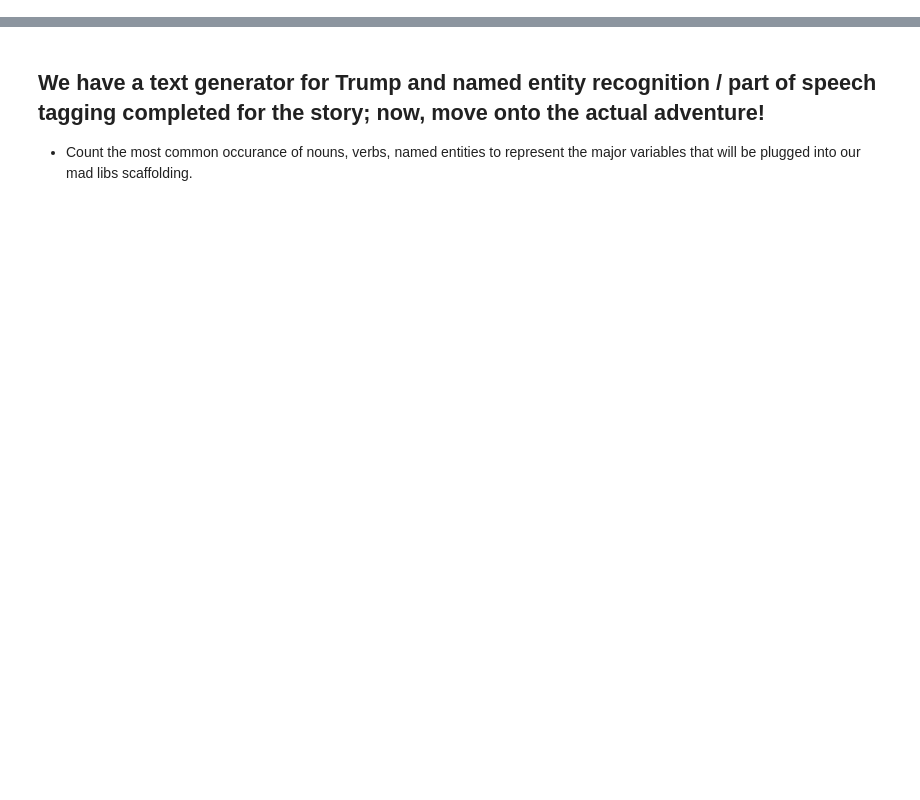
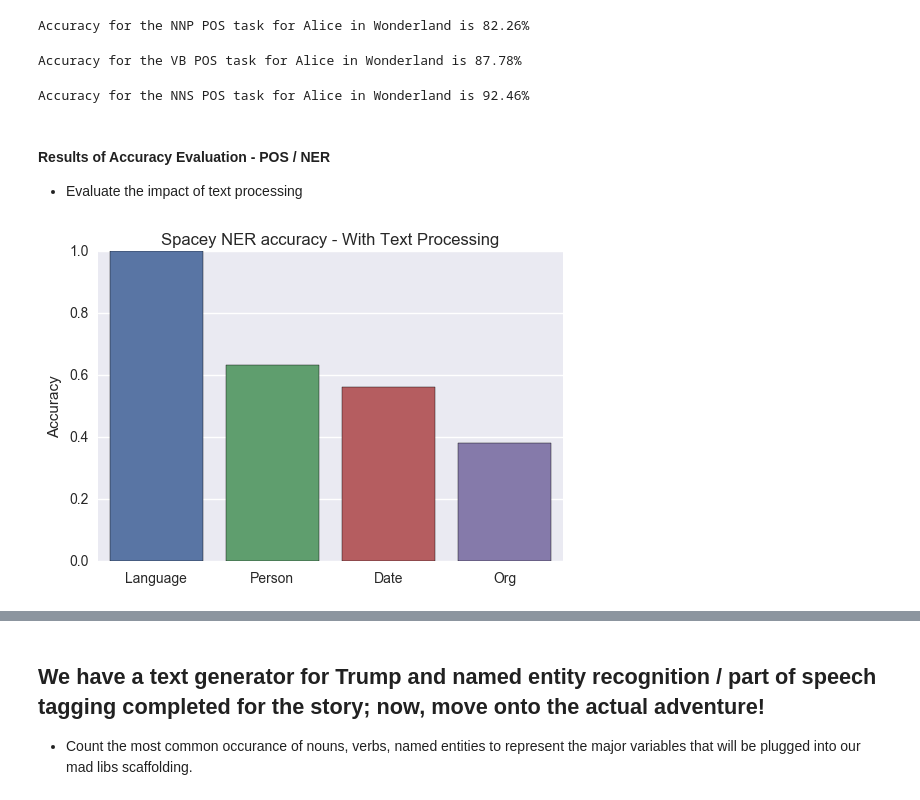
Before and after one commit to jonhilgart22/Galvanize-NLP, a Jupyter notebook: Final_Project/NLP_final-Jonathan-Hilgart.ipynb, the cells around one changed output, grey strips where cells are left out. Cells and saved outputs as stored; diff of their text form; code cells hidden in the pictures; blank space fills up the shorter version.

```diff
--- a/Final_Project/NLP_final-Jonathan-Hilgart.ipynb
+++ b/Final_Project/NLP_final-Jonathan-Hilgart.ipynb
@@ -99,11 +182,12 @@ for word,pos in blob_text_story.tags:
     if pos != "":
         pos_entities[pos].append(str(word).lower())
 # %%
+## THis is the final NER used. Other evaluations below.
 #NER for the story characters and places - Entites {'GPE', 'CARDINAL', 'PRODUCT',
 #'DATE', 'ORG', 'WORK_OF_ART', 'NORP', 'QUANTITY', 'TIME', 'PERSON', 'ORDINAL', 'MONEY', 'LOC', 'LANGUAGE', 'FAC'}
 # takes ~ 2 minutes
 nlp = English()
-ner_story_tokens = nlp(text_t)
+ner_story_tokens = nlp(text_t_lemmatized)
 possible_entities = defaultdict(list)
 for token in ner_story_tokens:
     if token.ent_type_ != "":
@@ -116,0 +305,10 @@ for token in ner_story_tokens:
+# %%
+num_correct_org = 0
+num_incorrect_org = 0
+for p in possible_entities_set['ORG']:
+    if p in correct_org_entities:
+        num_correct_org+=1
+    else:
+        num_incorrect_org+=1
+alice_org_accuracy = num_correct_org/(num_correct_org+num_incorrect_org)
+print('Accuracy for the org NER task for Alice in Wonderland is {:.2%}'.format(num_correct_org/(num_correct_org+num_incorrect_org)))
@@ -116,0 +317,10 @@ for token in ner_story_tokens:
+# %%
+num_correct_date = 0
+num_incorrect_date = 0
+for p in possible_entities_set['DATE']:
+    if p in correct_date_entities:
+        num_correct_date+=1
+    else:
+        num_incorrect_date+=1
+alice_date_accuracy = num_correct_date/(num_correct_date+num_incorrect_date)
+print('Accuracy for the date NER task for Alice in Wonderland is {:.2%}'.format(alice_date_accuracy))
@@ -116,0 +329,10 @@ for token in ner_story_tokens:
+# %%
+num_correct_lang = 0
+num_incorrect_lang = 0
+for p in possible_entities_set['LANGUAGE']:
+    if p in correct_lang_entities:
+        num_correct_lang+=1
+    else:
+        num_incorrect_lang+=1
+alice_lang_accuracy = num_correct_lang/(num_correct_lang+num_incorrect_lang)
+print('Accuracy for the language NER task for Alice in Wonderland is {:.2%}'.format(alice_lang_accuracy))
@@ -116,0 +446,47 @@ for token in ner_story_tokens:
+# %%
+num_correct_nnp = 0
+num_incorrect_nnp = 0
+for p in pos_entities_alice['NNP']:
+    if p in correct_propernoun_pos:
+        num_correct_nnp+=1
+    else:
+        num_incorrect_nnp+=1
+alice_nnp_accuracy = num_correct_nnp/(num_correct_nnp+num_incorrect_nnp)
+print('Accuracy for the NNP POS task for Alice in Wonderland is {:.2%}'.format(alice_nnp_accuracy))
+# %% [output]
+Accuracy for the NNP POS task for Alice in Wonderland is 82.26%
+# %%
+num_correct_vb = 0
+num_incorrect_vb = 0
+for p in pos_entities_alice['VB']:
+    if p in correct_vb_pos:
+        num_correct_vb+=1
+    else:
+        num_incorrect_vb+=1
+alice_vb_accuracy = num_correct_vb/(num_correct_vb+num_incorrect_vb)
+print('Accuracy for the VB POS task for Alice in Wonderland is {:.2%}'.format(alice_vb_accuracy))
+# %% [output]
+Accuracy for the VB POS task for Alice in Wonderland is 87.78%
+# %%
+num_correct_nns = 0
+num_incorrect_nns = 0
+for p in pos_entities_alice['NNS']:
+    if p in correct_nns_pos:
+        num_correct_nns+=1
+    else:
+        num_incorrect_nns+=1
+alice_nns_accuracy = num_correct_nns/(num_correct_nns+num_incorrect_nns)
+print('Accuracy for the NNS POS task for Alice in Wonderland is {:.2%}'.format(alice_nns_accuracy))
+# %% [output]
+Accuracy for the NNS POS task for Alice in Wonderland is 92.46%
+# %% [markdown]
+#### Results of Accuracy Evaluation - POS / NER
+- Evaluate the impact of text processing
+# %%
+plt.title('Spacey NER accuracy - With Text Processing')
+sns.barplot(x=['Language','Person','Date','Org']\
+            ,y=[alice_lang_accuracy,alice_person_accuracy,alice_date_accuracy,alice_org_accuracy])
+
+plt.ylabel('Accuracy');
+# %% [output]
+[figure, added]
```
Also changed, not shown: parts of 86 cells of this notebook, 2 other files.
